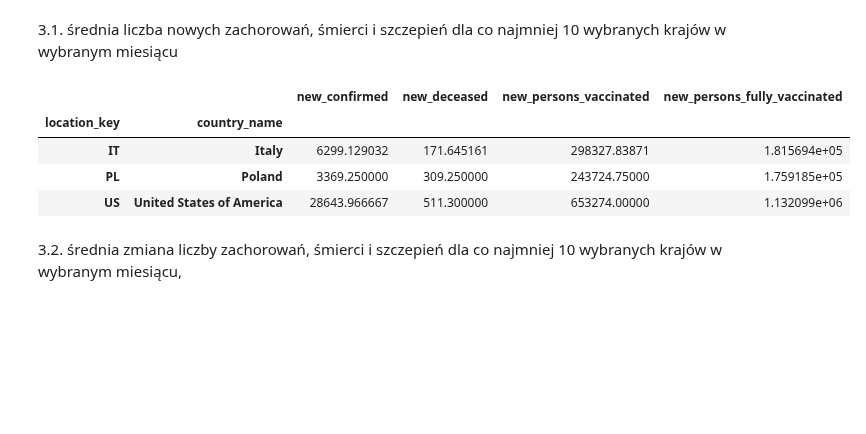
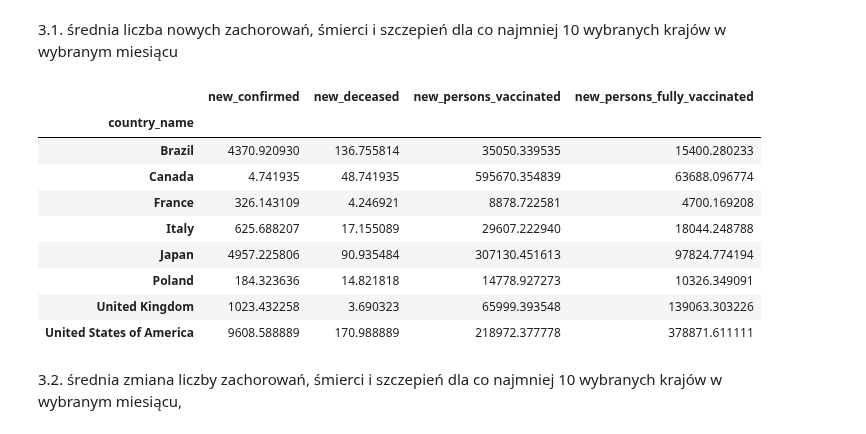
Before and after one commit to JakubKaczmarek5764/BigData1, a Jupyter notebook: zad2.ipynb, the cells around one changed output. Drawn from its saved outputs; the diff is of its cells as text; code cells hidden in the pictures; blank space fills up the shorter version.

```diff
--- a/zad2.ipynb
+++ b/zad2.ipynb
@@ -121,24 +122,28 @@ plt.show()
 # %%
 month = 5
 year = 2021
-countries = ['Italy', 'Poland', 'United States of America'] # ...
+countries = ['Italy', 'Poland', 'United States of America', 'Germany', 'Canada', 'Brazil', 'Japan', 'France', 'United Kingdom', 'China'] # ...
 (
     df[
         (df['date_in_datetime'].dt.year == year) &
         (df['date_in_datetime'].dt.month == month) &
-        (df['subregion1_code_x'].isna()) &
         (df['country_name'].isin(countries))
     ]
-    .groupby(['location_key', 'country_name'])[['new_confirmed', 'new_deceased', 'new_persons_vaccinated', 'new_persons_fully_vaccinated']]
+    .groupby(['country_name'])[['new_confirmed', 'new_deceased', 'new_persons_vaccinated', 'new_persons_fully_vaccinated']]
     .mean()
 
 )
 # %% [output]
-|  |  | new_confirmed | new_deceased | new_persons_vaccinated | new_persons_fully_vaccinated |
-| location_key | country_name |  |  |  |  |
-| IT | Italy | 6299.129032 | 171.645161 | 298327.83871 | 1.815694e+05 |
-| PL | Poland | 3369.250000 | 309.250000 | 243724.75000 | 1.759185e+05 |
-| US | United States of America | 28643.966667 | 511.300000 | 653274.00000 | 1.132099e+06 |
+|  | new_confirmed | new_deceased | new_persons_vaccinated | new_persons_fully_vaccinated |
+| country_name |  |  |  |  |
+| Brazil | 4370.920930 | 136.755814 | 35050.339535 | 15400.280233 |
+| Canada | 4.741935 | 48.741935 | 595670.354839 | 63688.096774 |
+| France | 326.143109 | 4.246921 | 8878.722581 | 4700.169208 |
+| Italy | 625.688207 | 17.155089 | 29607.222940 | 18044.248788 |
+| Japan | 4957.225806 | 90.935484 | 307130.451613 | 97824.774194 |
+| Poland | 184.323636 | 14.821818 | 14778.927273 | 10326.349091 |
+| United Kingdom | 1023.432258 | 3.690323 | 65999.393548 | 139063.303226 |
+| United States of America | 9608.588889 | 170.988889 | 218972.377778 | 378871.611111 |
 # %% [markdown]
 3.2. średnia zmiana liczby zachorowań, śmierci i szczepień dla co najmniej 10 wybranych krajów w wybranym miesiącu,
 # %%
```
Also changed, not shown: parts of 6 cells of this notebook, 1 other file.
